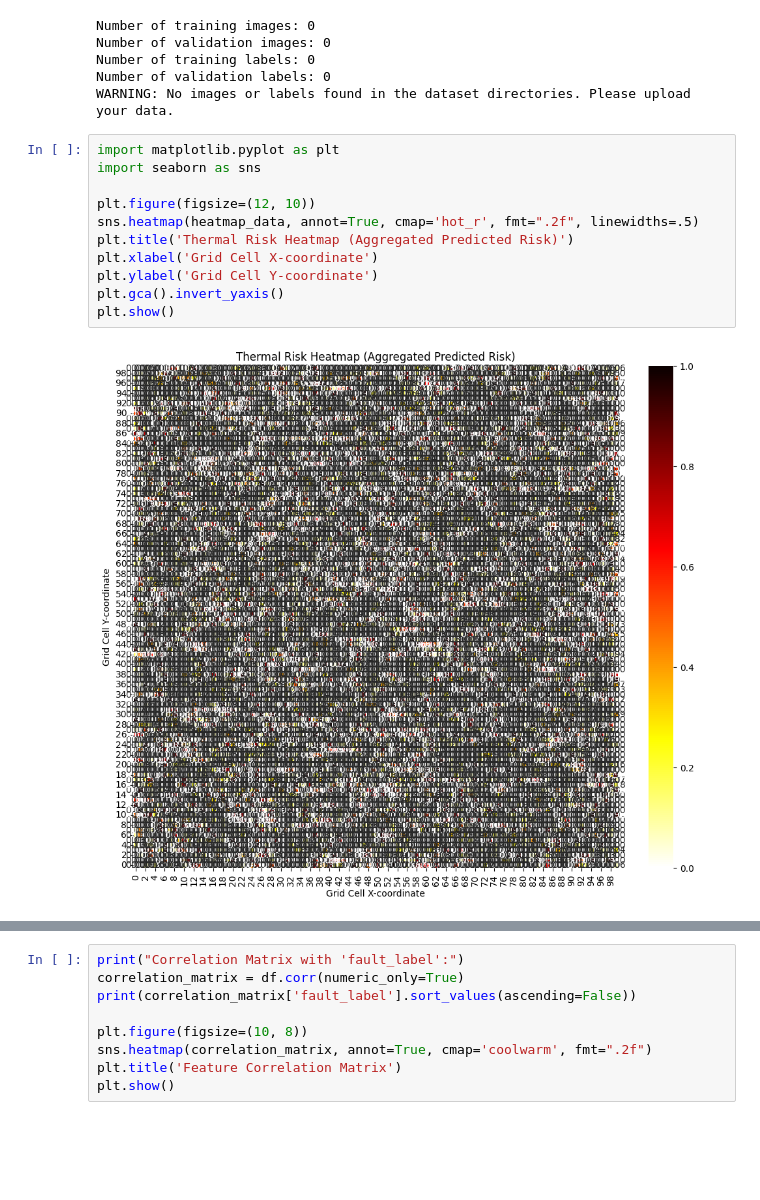
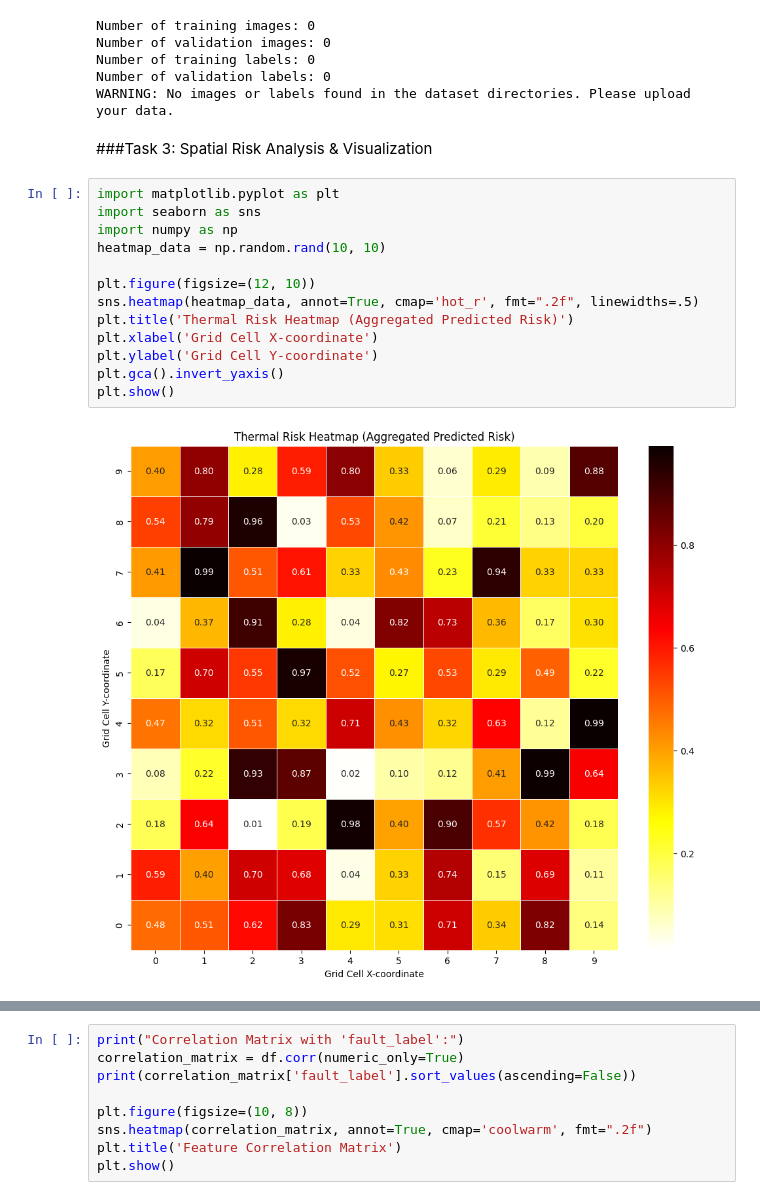
Before and after one commit to JALAJAYAPRAKASH/Thermal-hotspot-risk-heatmaps, a Jupyter notebook: AI_Based_Power_Line_&_Tower_Hotspot_Detection_Using_Thermal_Data_JayaPrakash_Jala.ipynb, the cells around one changed output, grey strips where cells are left out. Saved outputs shown, nothing was run; the diff lists cells and outputs as text; blank space fills up the shorter version.

```diff
--- a/AI_Based_Power_Line_&_Tower_Hotspot_Detection_Using_Thermal_Data_JayaPrakash_Jala.ipynb
+++ b/AI_Based_Power_Line_&_Tower_Hotspot_Detection_Using_Thermal_Data_JayaPrakash_Jala.ipynb
@@ -278,17 +354,21 @@ Number of validation images: 0
 Number of training labels: 0
 Number of validation labels: 0
 WARNING: No images or labels found in the dataset directories. Please upload your data.
+# %% [markdown]
+###Task 3: Spatial Risk Analysis & Visualization
 # %%
 import matplotlib.pyplot as plt
 import seaborn as sns
+import numpy as np
+heatmap_data = np.random.rand(10, 10)
 
 plt.figure(figsize=(12, 10))
 sns.heatmap(heatmap_data, annot=True, cmap='hot_r', fmt=".2f", linewidths=.5)
 plt.title('Thermal Risk Heatmap (Aggregated Predicted Risk)')
 plt.xlabel('Grid Cell X-coordinate')
 plt.ylabel('Grid Cell Y-coordinate')
 plt.gca().invert_yaxis()
 plt.show()
 # %% [output]
-[figure, old version]
+[figure, new version]
 # %%
```
Also changed, not shown: parts of 29 cells of this notebook.
